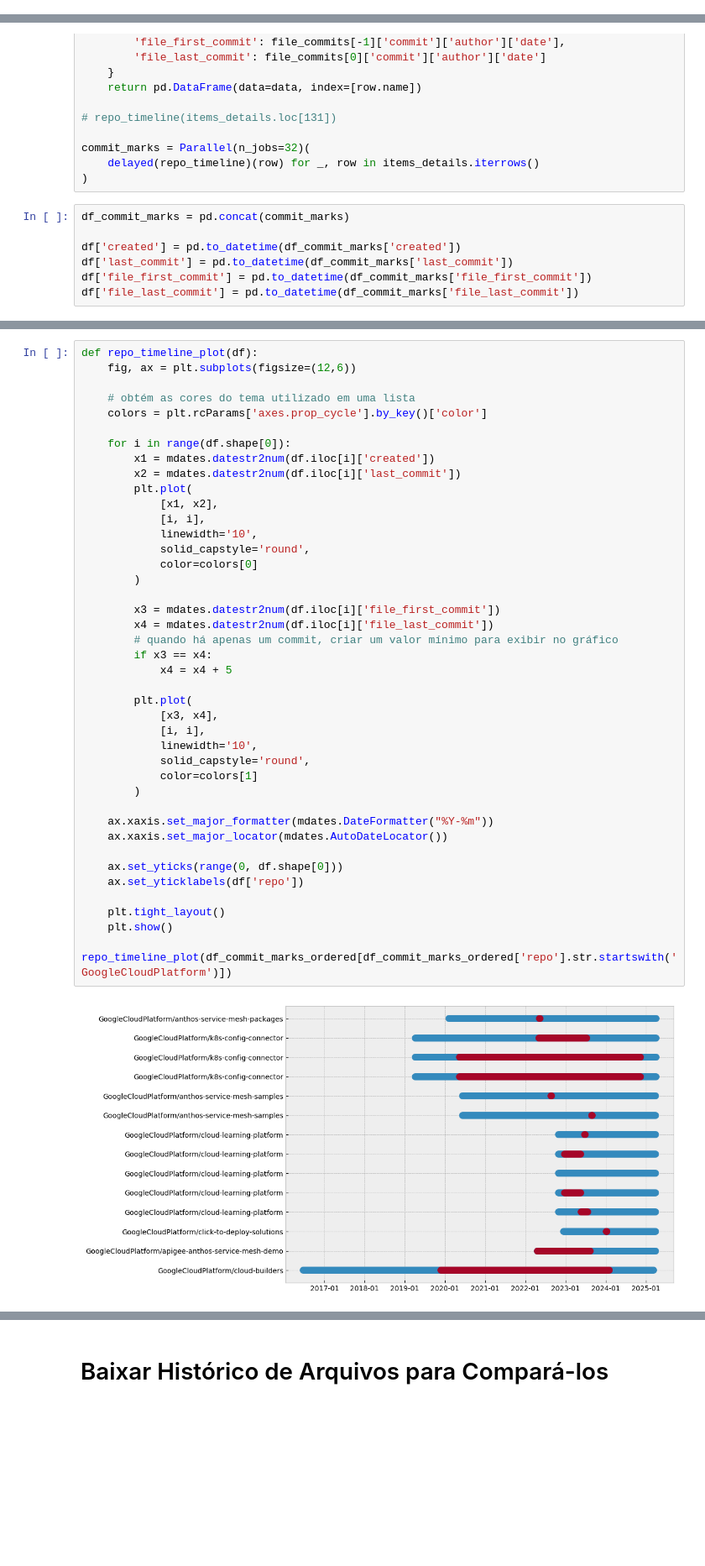
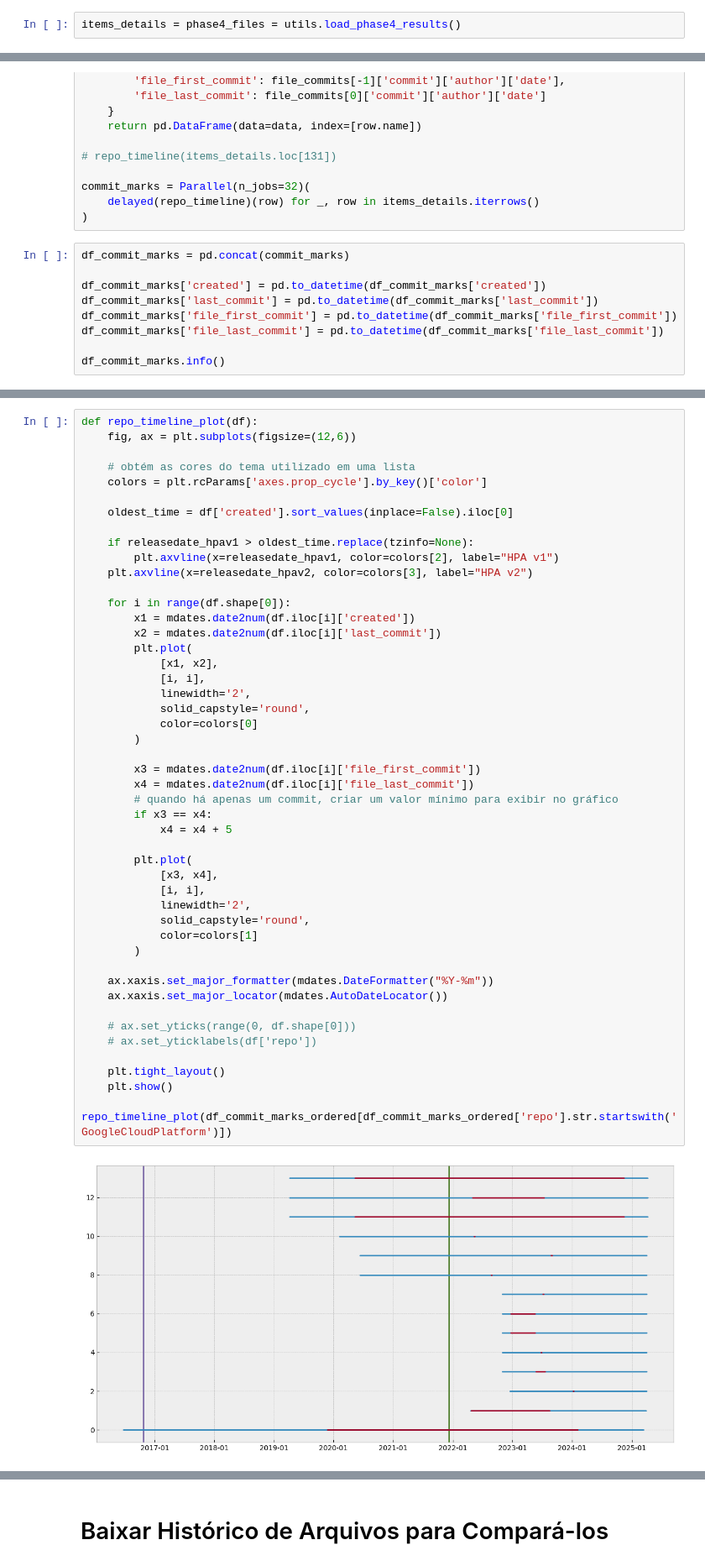
Before and after one commit to xisberto/hpa_usage, a Jupyter notebook: hpa_classify.ipynb, the cells around one changed output, grey strips where cells are left out. Shown at 84% size. Drawn from its saved outputs; the diff is of its cells as text; blank space fills up the shorter version.

Commit message:
Phase 4 abaixo do limite de 5000 repos

```diff
--- a/hpa_classify.ipynb
+++ b/hpa_classify.ipynb
@@ -739,3 +750,5 @@ display(items_details)
+# %%
+items_details = phase4_files = utils.load_phase4_results()
 # %%
 releasedate_hpav1 = pd.to_datetime("2016-10-25").replace(tzinfo=None)
 releasedate_hpav2 = pd.to_datetime("2021-12-07").replace(tzinfo=None)
@@ -913,7 +928,9 @@ commit_marks = Parallel(n_jobs=32)(
 # %%
 df_commit_marks = pd.concat(commit_marks)
 
-df['created'] = pd.to_datetime(df_commit_marks['created'])
-df['last_commit'] = pd.to_datetime(df_commit_marks['last_commit'])
-df['file_first_commit'] = pd.to_datetime(df_commit_marks['file_first_commit'])
-df['file_last_commit'] = pd.to_datetime(df_commit_marks['file_last_commit'])
+df_commit_marks['created'] = pd.to_datetime(df_commit_marks['created'])
+df_commit_marks['last_commit'] = pd.to_datetime(df_commit_marks['last_commit'])
+df_commit_marks['file_first_commit'] = pd.to_datetime(df_commit_marks['file_first_commit'])
+df_commit_marks['file_last_commit'] = pd.to_datetime(df_commit_marks['file_last_commit'])
+
+df_commit_marks.info()
@@ -944,40 +989,46 @@ def repo_timeline_plot(df):
     # obtém as cores do tema utilizado em uma lista
     colors = plt.rcParams['axes.prop_cycle'].by_key()['color']
 
+    oldest_time = df['created'].sort_values(inplace=False).iloc[0]
+
+    if releasedate_hpav1 > oldest_time.replace(tzinfo=None):
+        plt.axvline(x=releasedate_hpav1, color=colors[2], label="HPA v1")
+    plt.axvline(x=releasedate_hpav2, color=colors[3], label="HPA v2")
+
     for i in range(df.shape[0]):
-        x1 = mdates.datestr2num(df.iloc[i]['created'])
-        x2 = mdates.datestr2num(df.iloc[i]['last_commit'])
+        x1 = mdates.date2num(df.iloc[i]['created'])
+        x2 = mdates.date2num(df.iloc[i]['last_commit'])
         plt.plot(
             [x1, x2],
             [i, i],
-            linewidth='10',
+            linewidth='2',
             solid_capstyle='round',
             color=colors[0]
         )
 
-        x3 = mdates.datestr2num(df.iloc[i]['file_first_commit'])
-        x4 = mdates.datestr2num(df.iloc[i]['file_last_commit'])
+        x3 = mdates.date2num(df.iloc[i]['file_first_commit'])
+        x4 = mdates.date2num(df.iloc[i]['file_last_commit'])
         # quando há apenas um commit, criar um valor mínimo para exibir no gráfico
         if x3 == x4:
             x4 = x4 + 5
 
         plt.plot(
             [x3, x4],
             [i, i],
-            linewidth='10',
+            linewidth='2',
             solid_capstyle='round',
             color=colors[1]
         )
 
     ax.xaxis.set_major_formatter(mdates.DateFormatter("%Y-%m"))
     ax.xaxis.set_major_locator(mdates.AutoDateLocator())
 
-    ax.set_yticks(range(0, df.shape[0]))
-    ax.set_yticklabels(df['repo'])
+    # ax.set_yticks(range(0, df.shape[0]))
+    # ax.set_yticklabels(df['repo'])
 
     plt.tight_layout()
     plt.show()
 
 repo_timeline_plot(df_commit_marks_ordered[df_commit_marks_ordered['repo'].str.startswith('GoogleCloudPlatform')])
 # %% [output]
-[figure, old version]
+[figure, new version]
```
Also changed, not shown: parts of 33 cells of this notebook, 1 other file.
